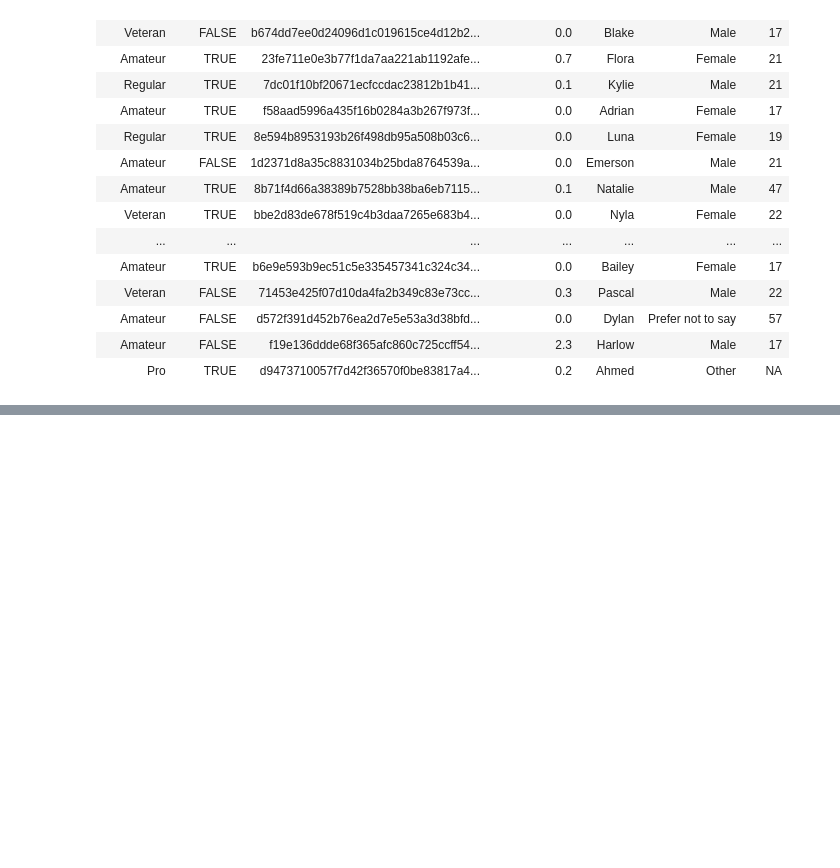
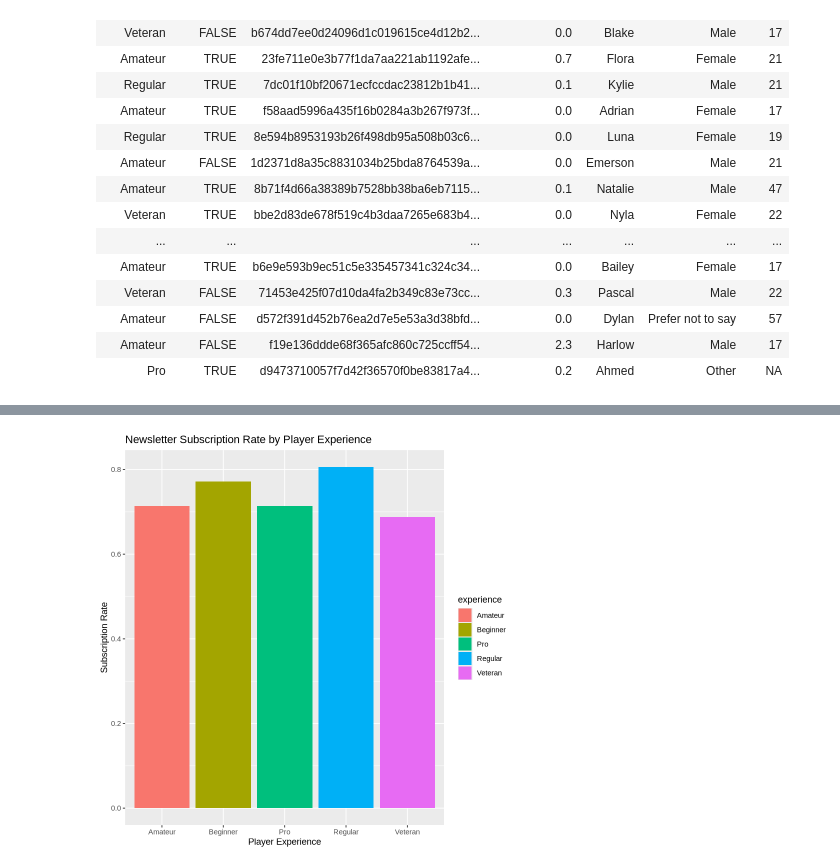
Before and after one commit to denizdalbasi/DSCI-100-PROJECT, a Jupyter notebook: codepart.ipynb, the cells around one changed output, grey strips where cells are left out. Drawn from its saved outputs; the diff is of its cells as text; code cells hidden in the pictures; blank space fills up the shorter version.

```diff
--- a/codepart.ipynb
+++ b/codepart.ipynb
@@ -47,3 +48,7 @@ A spec_tbl_df: 196 × 7
 | Amateur | FALSE | d572f391d452b76ea2d7e5e53a3d38bfd... | 0.0 | Dylan | Prefer not to say | 57 |
 | Amateur | FALSE | f19e136ddde68f365afc860c725ccff54... | 2.3 | Harlow | Male | 17 |
 | Pro | TRUE | d9473710057f7d42f36570f0be83817a4... | 0.2 | Ahmed | Other | NA |
+# %%
+players<- players |>
+  select(experience, subscribe, played_hours, name, gender, Age)
+players
@@ -49,0 +86,13 @@ A spec_tbl_df: 196 × 7
+# %%
+players|>
+  group_by(experience) |>
+  summarise(subscribe_rate = mean(subscribe, na.rm = TRUE)) |>
+  ggplot(aes(x = experience, y = subscribe_rate, fill = experience)) +
+  geom_col() +
+  labs(
+    title = "Newsletter Subscription Rate by Player Experience",
+    x = "Player Experience",
+    y = "Subscription Rate"
+  )
+# %% [output]
+[figure, added]
```
Also changed, not shown: parts of 10 cells of this notebook.
